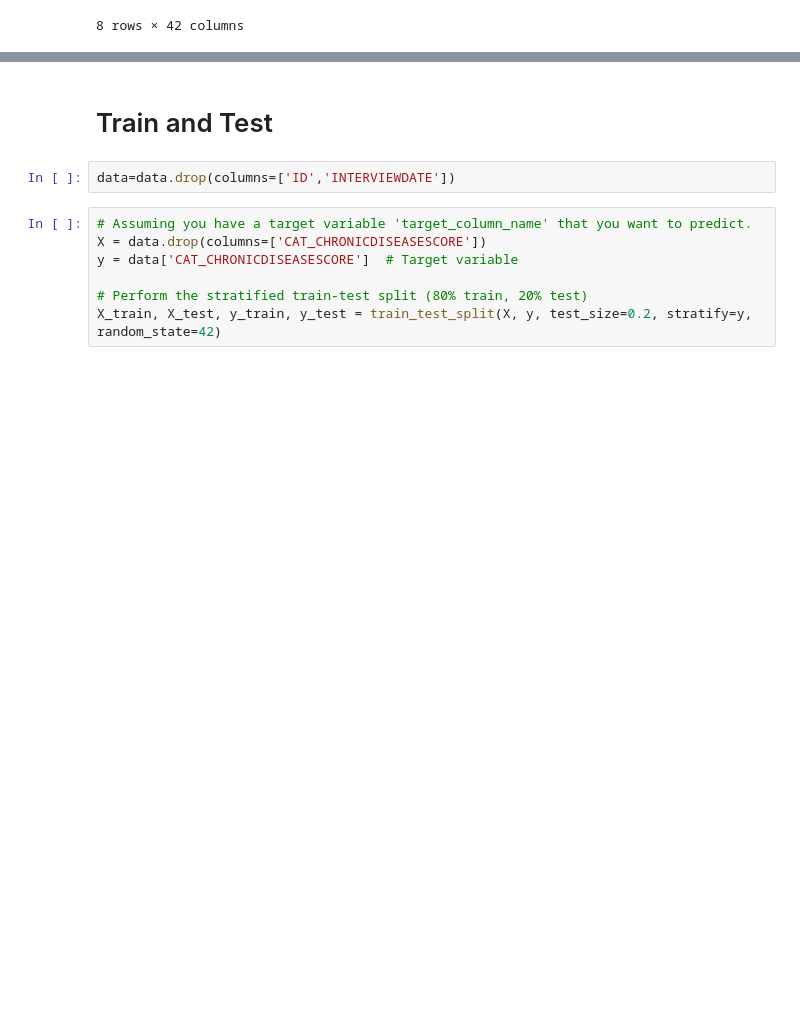
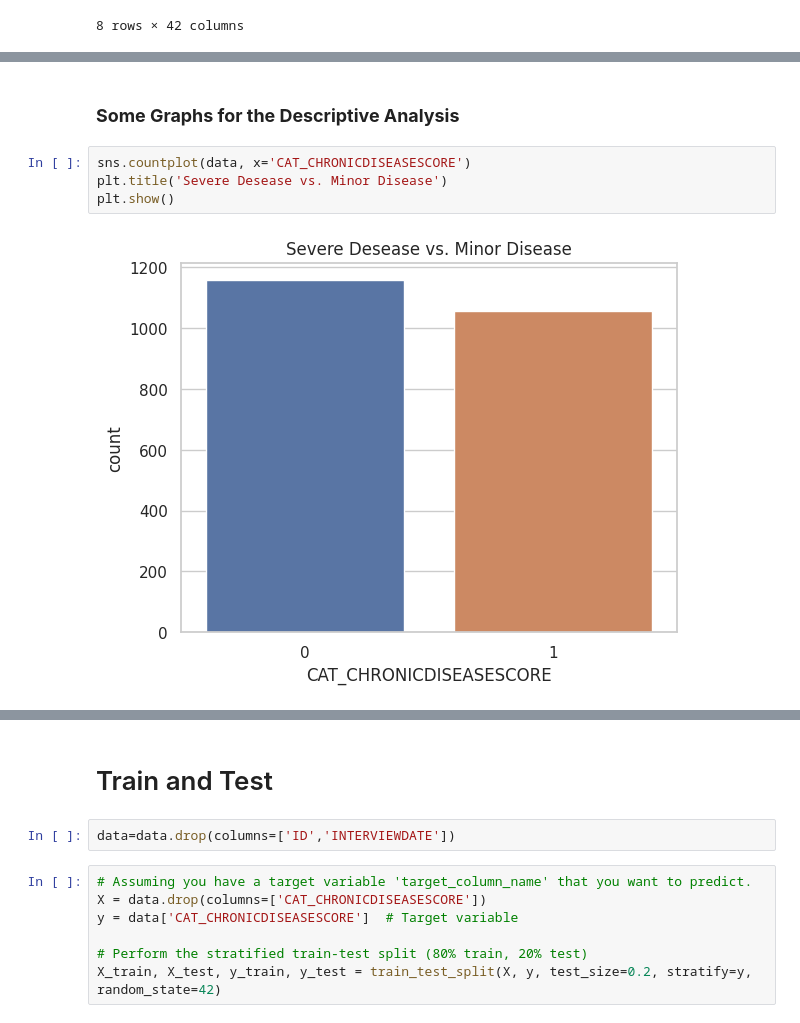
Before and after one commit to mcmejiag14/Deep-Learning, a Jupyter notebook: CaseStudy1Camila.ipynb, the cells around one changed output, grey strips where cells are left out. Saved outputs shown, nothing was run; the diff lists cells and outputs as text; blank space fills up the shorter version.

```diff
--- a/CaseStudy1Camila.ipynb
+++ b/CaseStudy1Camila.ipynb
@@ -214,0 +216,8 @@ plt.show()
+# %% [markdown]
+### **Some Graphs for the Descriptive Analysis**
+# %%
+sns.countplot(data, x='CAT_CHRONICDISEASESCORE')
+plt.title('Severe Desease vs. Minor Disease')
+plt.show()
+# %% [output]
+[figure, added]
```
Also changed, not shown: parts of 21 cells of this notebook.
